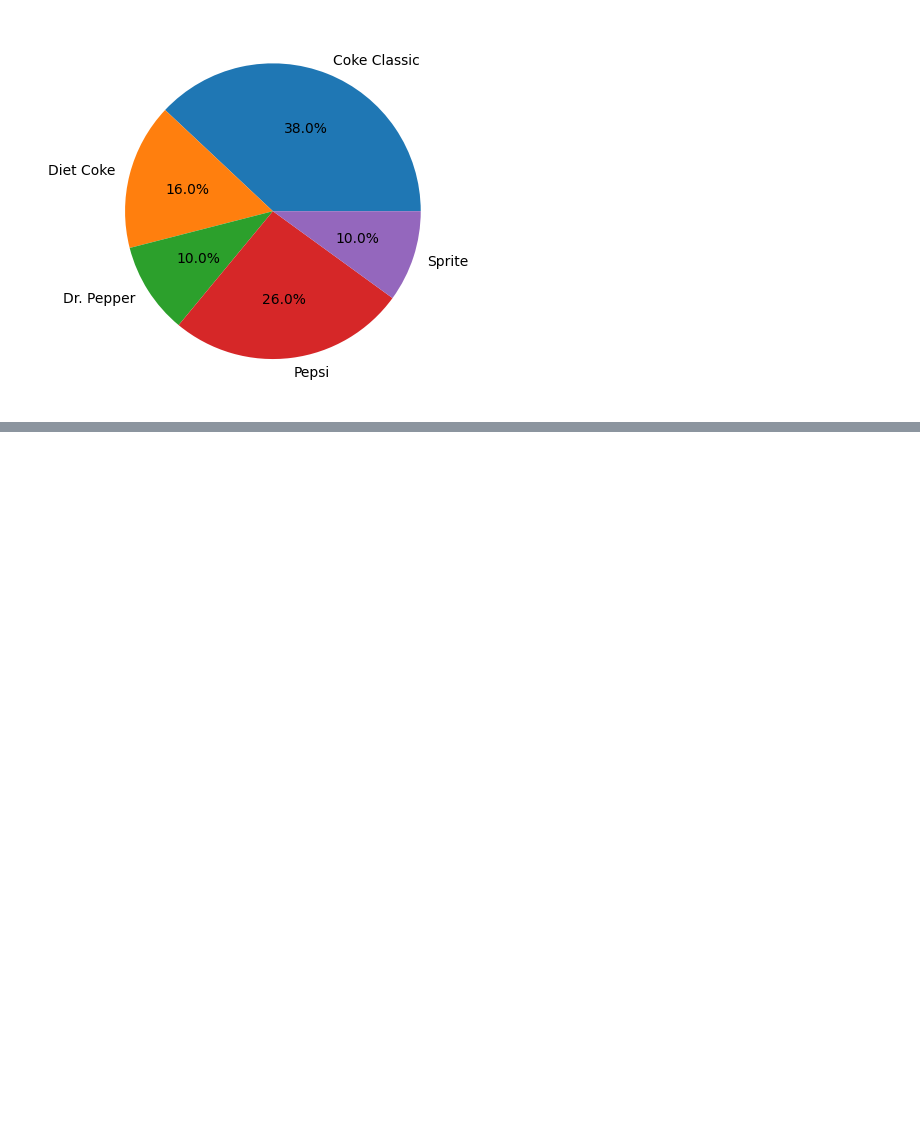
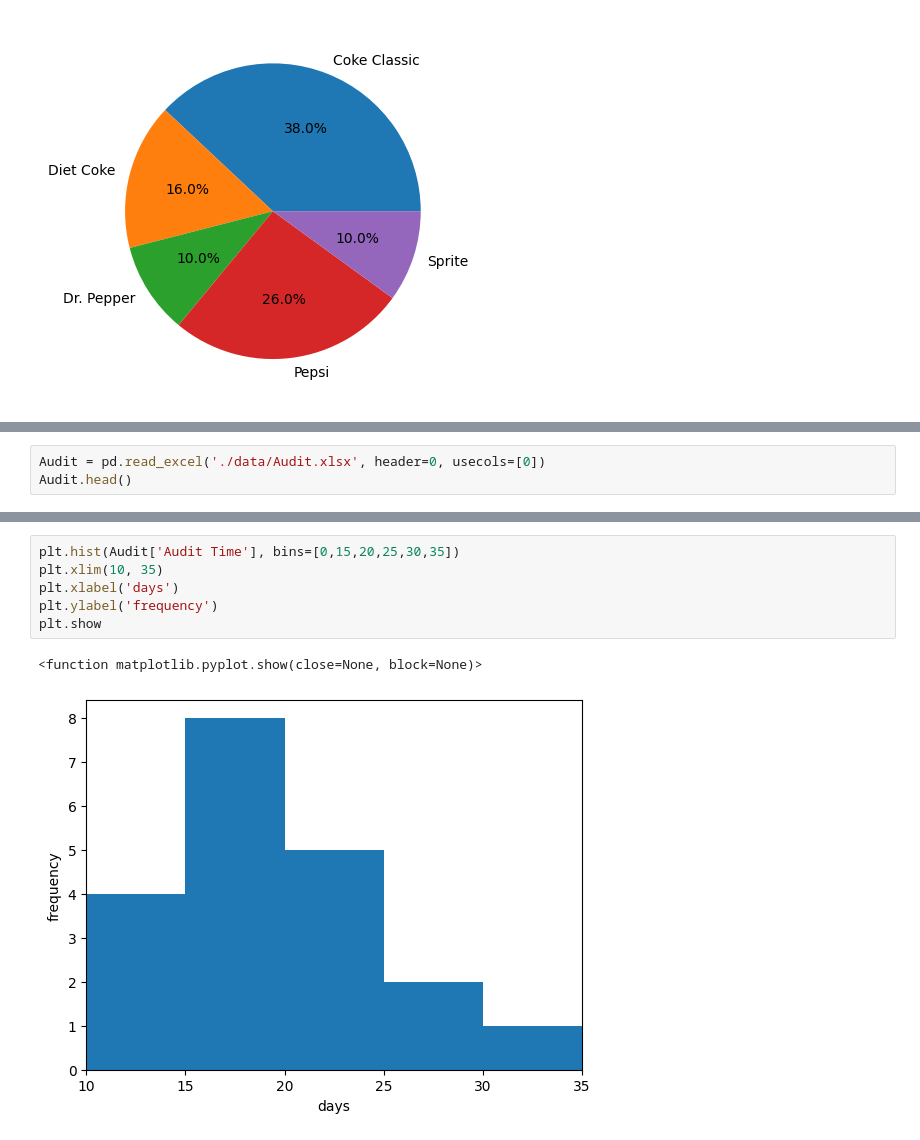
Before and after one commit to Hwijune/hackt, a Jupyter notebook: study/05_Statistical_analysis/01.ipynb, the cells around one changed output, grey strips where cells are left out. Saved outputs shown, nothing was run; the diff lists cells and outputs as text; blank space fills up the shorter version.

```diff
--- a/study/05_Statistical_analysis/01.ipynb
+++ b/study/05_Statistical_analysis/01.ipynb
@@ -91,0 +94,3 @@ plt.show
+# %%
+Audit = pd.read_excel('./data/Audit.xlsx', header=0, usecols=[0])
+Audit.head()
@@ -91,0 +139,9 @@ plt.show
+# %%
+plt.hist(Audit['Audit Time'], bins=[0,15,20,25,30,35])
+plt.xlim(10, 35)
+plt.xlabel('days')
+plt.ylabel('frequency')
+plt.show
+# %% [output]
+<function matplotlib.pyplot.show(close=None, block=None)>
+[figure, added]
```
Also changed, not shown: parts of 8 cells of this notebook, 6 other files.
